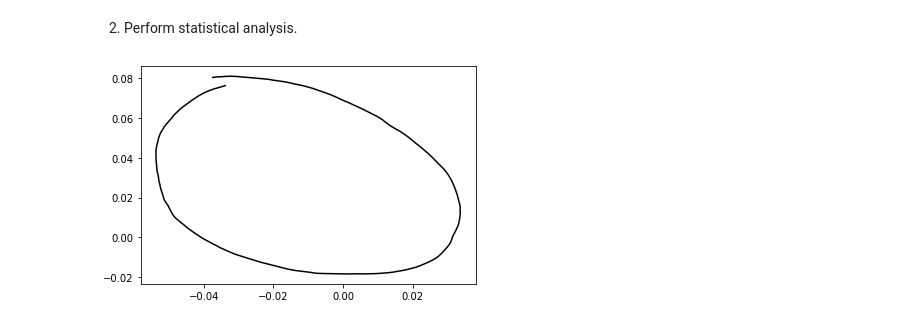
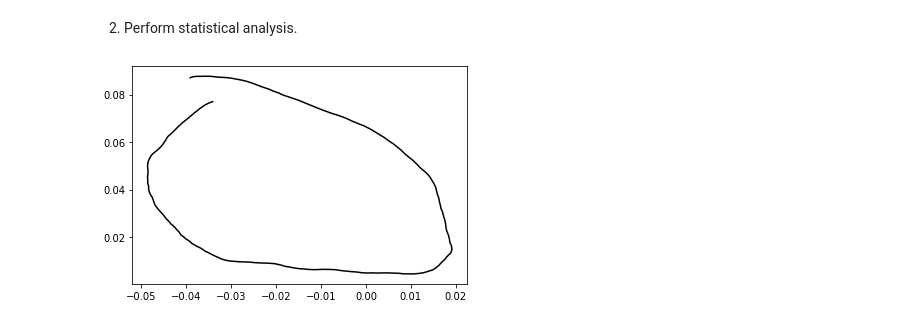
Before and after one commit to geometric-intelligence/ece594n, a Jupyter notebook: lectures/02_b_curves.ipynb, the cells around one changed output. Saved outputs shown, nothing was run; the diff lists cells and outputs as text; code cells hidden in the pictures.

```diff
--- a/lectures/02_b_curves.ipynb
+++ b/lectures/02_b_curves.ipynb
@@ -347,7 +363,7 @@ Distance: 0.738
 # %% [markdown]
 Observe that geodesics are independent of reparameterization.
 # %%
-geod_fun = metric.horizontal_geodesic(initial_curve=curve_a, end_curve=reparam_curve_b)
+geod_fun = metric.horizontal_geodesic(initial_curve=reparam_curve_a, end_curve=curve_b)
 
 n_times = 20; times = np.linspace(0.0, 1.0, n_times); geod = geod_fun(times)
 
@@ -557,11 +590,11 @@ print(ds_oriented["control"]["dlm8"].shape)
 # %%
 from geomstats.learning.frechet_mean import FrechetMean
 
 mean = FrechetMean(metric=metric, point_type="matrix", method="default")
-mean.fit(ds_oriented["control"]["dunn"])
+mean.fit(ds_oriented["jasp"]["dunn"])
 
 mean_estimate = mean.estimate_
 plt.plot(mean_estimate[:, 0], mean_estimate[:, 1], "black");
 # %% [output]
-[figure, old version]
+[figure, new version]
 # %% [markdown]
```
Also changed, not shown: parts of 32 cells of this notebook, 7 other files.
